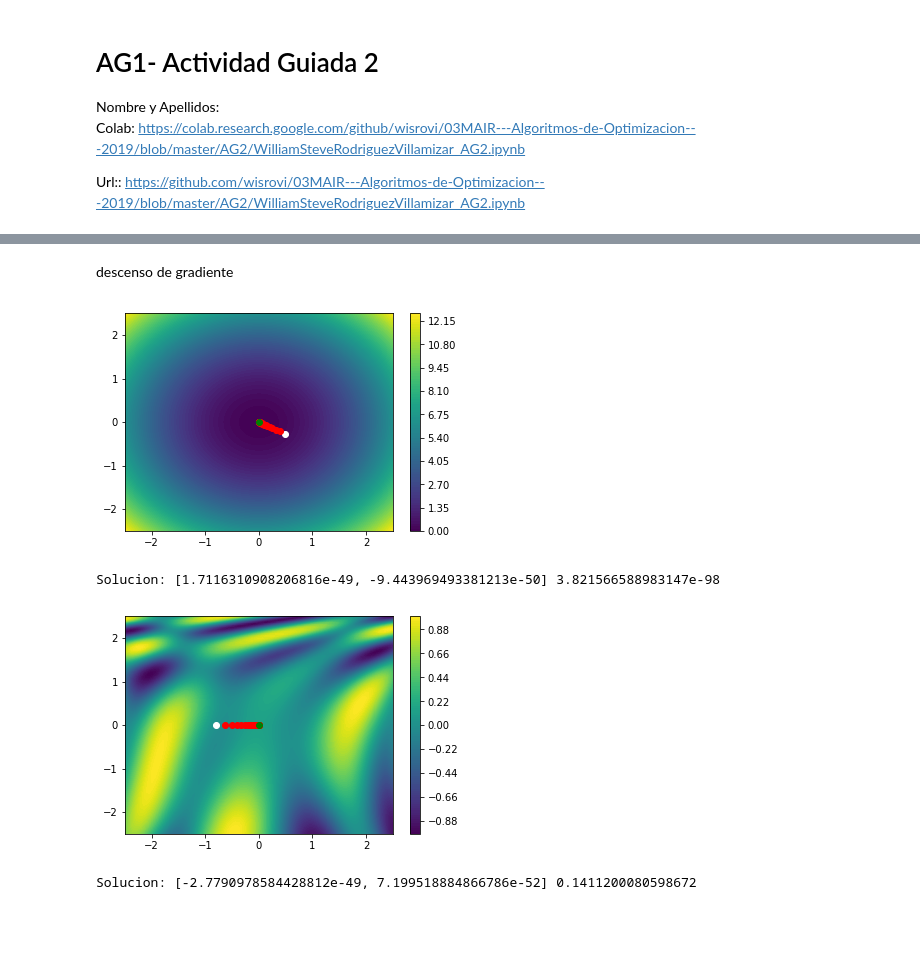
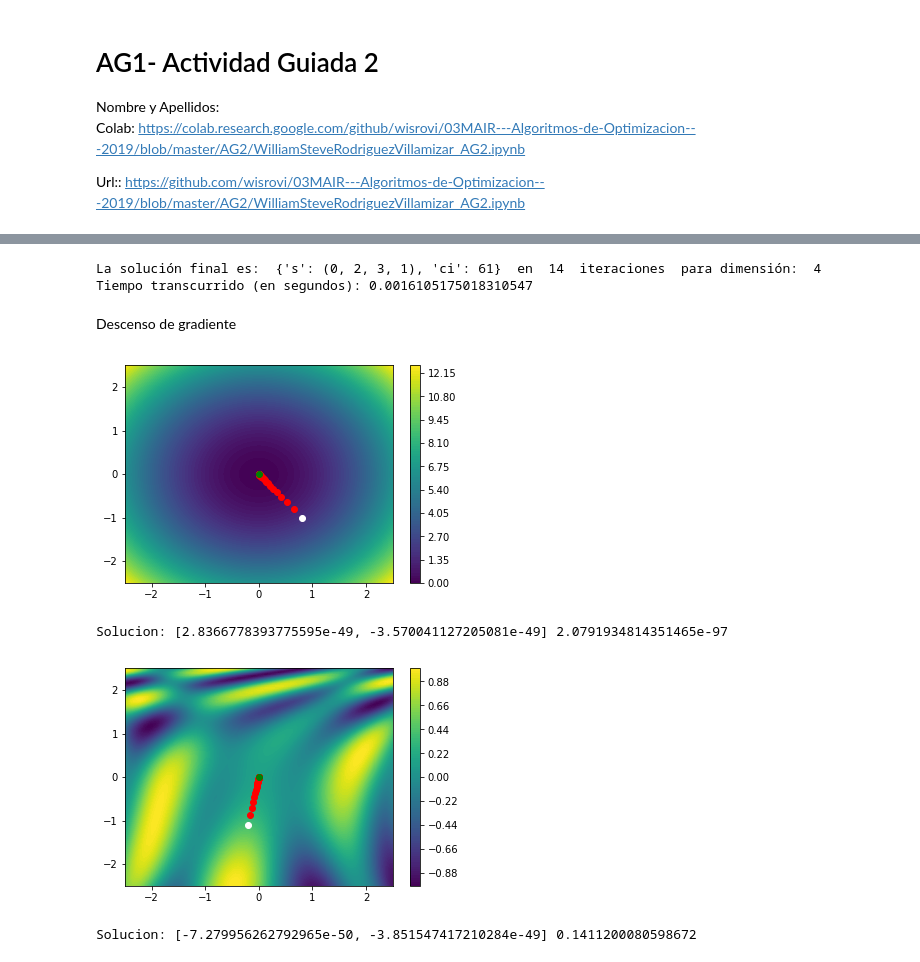
Before and after one commit to wisrovi/03MAIR---Algoritmos-de-Optimizacion---2019, a Jupyter notebook: AG2/WilliamSteveRodriguezVillamizar_AG2.ipynb, the cells around one changed output, grey strips where cells are left out. Drawn from its saved outputs; the diff is of its cells as text; code cells hidden in the pictures; blank space fills up the shorter version.

```diff
--- a/AG2/WilliamSteveRodriguezVillamizar_AG2.ipynb
+++ b/AG2/WilliamSteveRodriguezVillamizar_AG2.ipynb
@@ -123,6 +184,11 @@ def ramificacion_y_poda(COSTES):
   print("La solución final es: ",MEJOR_SOLUCION , " en ", iteracion, " iteraciones ", "para dimensión: ", DIMENSION )
+# %%
+ramificacion_y_poda(COSTES)
+# %% [output]
+La solución final es:  {'s': (0, 2, 3, 1), 'ci': 61}  en  14  iteraciones  para dimensión:  4
+Tiempo transcurrido (en segundos): 0.0016105175018310547
 # %% [markdown]
-descenso de gradiente
+Descenso de gradiente
 # %%
 #descenso de gradiente
 import math
@@ -131,8 +197,19 @@ import numpy as np
 
 import random
 # %%
-def graficarGradiente_funcion(f):
-  df = lambda X: [2*X[0], 2*X[1]] #Gradiente
+#Aproximamos el valor del gradiente en un punto por su definición
+def df(PUNTO):
+    h = 0.01
+    T = np.copy(PUNTO)
+    grad = np.zeros(2)
+    for it, th in enumerate(PUNTO):
+        T[it] = T[it] + h
+        grad[it] = (f(T) - f(PUNTO)) / h
+    return grad
+
+def graficarGradiente_funcion(f, df = None):
+  if df == None:
+    df = lambda X: [2*X[0], 2*X[1]] #Gradiente
 
   #prepara los datos para dibujar mapa de niveles de Z
   resolucion = 100
@@ -165,17 +242,18 @@ def graficarGradiente_funcion(f):
   plt.plot(P[0], P[1],"o",c="green")
   plt.show()
   print("Solucion:", P, f(P))
+  return
 # %%
 f = lambda X: X[0]**2 + X[1]**2 #Funcion
-graficarGradiente_funcion(f)
+punto = graficarGradiente_funcion(f)
 # %% [output]
-[figure, old version]
+[figure, new version]
-Solucion: [1.7116310908206816e-49, -9.443969493381213e-50] 3.821566588983147e-98
+Solucion: [2.8366778393775595e-49, -3.570041127205081e-49] 2.0791934814351465e-97
 # %%
 #Definimos la funcion
 #sin(1/2 * x^2 - 1/4 * y^2 + 3) * cos(2*x + 1 - E^y)
 f = lambda X: np.sin(1/2 * X[0]**2 - 1/4 * X[1]**2 + 3) * np.cos(2 * X[0] + 1 - np.e**X[1])
-graficarGradiente_funcion(f)
+punto = graficarGradiente_funcion(f)
 # %% [output]
-[figure, old version]
+[figure, new version]
-Solucion: [-2.7790978584428812e-49, 7.199518884866786e-52] 0.1411200080598672
+Solucion: [-7.279956262792965e-50, -3.851547417210284e-49] 0.1411200080598672
```
Also changed, not shown: parts of 16 cells of this notebook.
